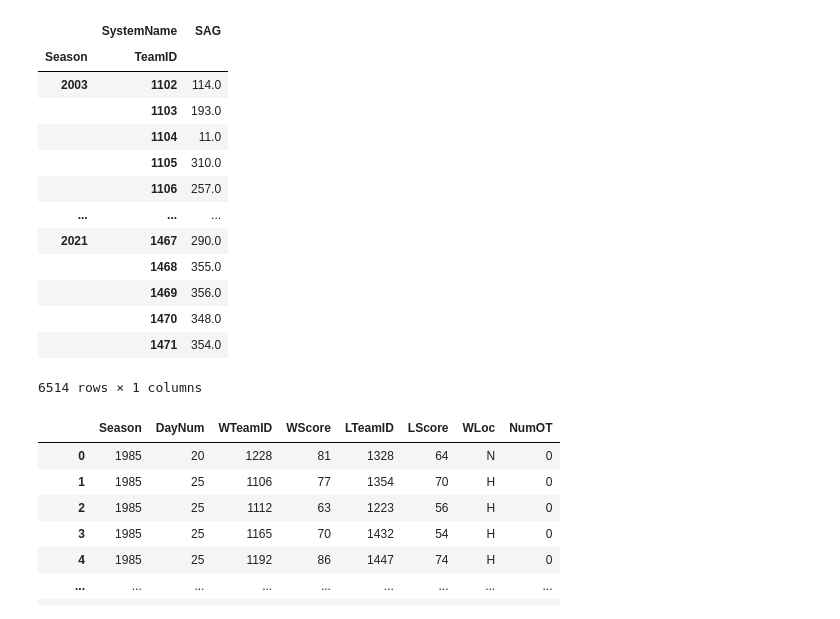
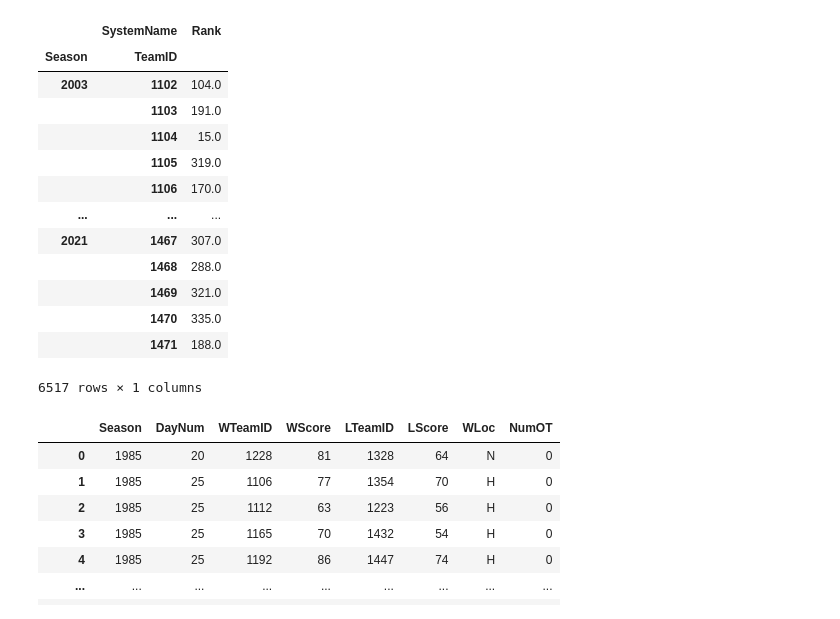
Before and after one commit to jamestwhedbee/jupyter_notebooks, a Jupyter notebook: MarchMadness/MarchMadnessFeatures.ipynb, the cells around one changed output. Cells and saved outputs as stored; diff of their text form; code cells hidden in the pictures.

```diff
--- a/MarchMadness/MarchMadnessFeatures.ipynb
+++ b/MarchMadness/MarchMadnessFeatures.ipynb
@@ -26,27 +28,30 @@ reg_compact_results_df = pd.read_csv(f"{INPUT_DATA_DIR}/MRegularSeasonCompactRes
 tournament_results_df = pd.read_csv(f"{INPUT_DATA_DIR}/MNCAATourneyCompactResults.csv")
 raw_ordinal_df = pd.read_csv(f"{INPUT_DATA_DIR}/MMasseyOrdinals.csv")
 # %%
-min_sag_days = raw_ordinal_df[raw_ordinal_df["SystemName"] == "SAG"].groupby(["Season"]).min()["RankingDayNum"].reset_index()
-sag_indices = list(min_sag_days.itertuples(index=False, name=None))
-sag_lookup = raw_ordinal_df[raw_ordinal_df["SystemName"] == "SAG"].set_index(["Season", "RankingDayNum"])
-start_of_year_sag_df = sag_lookup.loc[sag_indices]
-ordinal_pivot_df = pd.pivot_table(start_of_year_sag_df, values='OrdinalRank', index=['Season', 'TeamID'], columns=['SystemName'])[["SAG"]]
+RANK = "POM"
+min_rank_days = raw_ordinal_df[raw_ordinal_df["SystemName"] == RANK].groupby(["Season"]).min()["RankingDayNum"].reset_index()
+rank_indices = list(min_rank_days.itertuples(index=False, name=None))
+rank_lookup = raw_ordinal_df[raw_ordinal_df["SystemName"] == RANK].set_index(["Season", "RankingDayNum"])
+start_of_year_rank_df = rank_lookup.loc[rank_indices]
+ordinal_pivot_df = pd.pivot_table(
+    start_of_year_rank_df, values='OrdinalRank', index=['Season', 'TeamID'], columns=['SystemName']
+)[[RANK]].rename(columns={RANK: "Rank"})
 ordinal_pivot_df
 # %% [output]
-|  | SystemName | SAG |
+|  | SystemName | Rank |
 | Season | TeamID |  |
-| 2003 | 1102 | 114.0 |
-|  | 1103 | 193.0 |
-|  | 1104 | 11.0 |
-|  | 1105 | 310.0 |
-|  | 1106 | 257.0 |
+| 2003 | 1102 | 104.0 |
+|  | 1103 | 191.0 |
+|  | 1104 | 15.0 |
+|  | 1105 | 319.0 |
+|  | 1106 | 170.0 |
 | ... | ... | ... |
-| 2021 | 1467 | 290.0 |
-|  | 1468 | 355.0 |
-|  | 1469 | 356.0 |
-|  | 1470 | 348.0 |
-|  | 1471 | 354.0 |
+| 2021 | 1467 | 307.0 |
+|  | 1468 | 288.0 |
+|  | 1469 | 321.0 |
+|  | 1470 | 335.0 |
+|  | 1471 | 188.0 |
-6514 rows × 1 columns
+6517 rows × 1 columns
 # %%
 IS_COMPACT = True
 STATS = {'Score'} if IS_COMPACT else {
```
Also changed, not shown: parts of 8 cells of this notebook.
